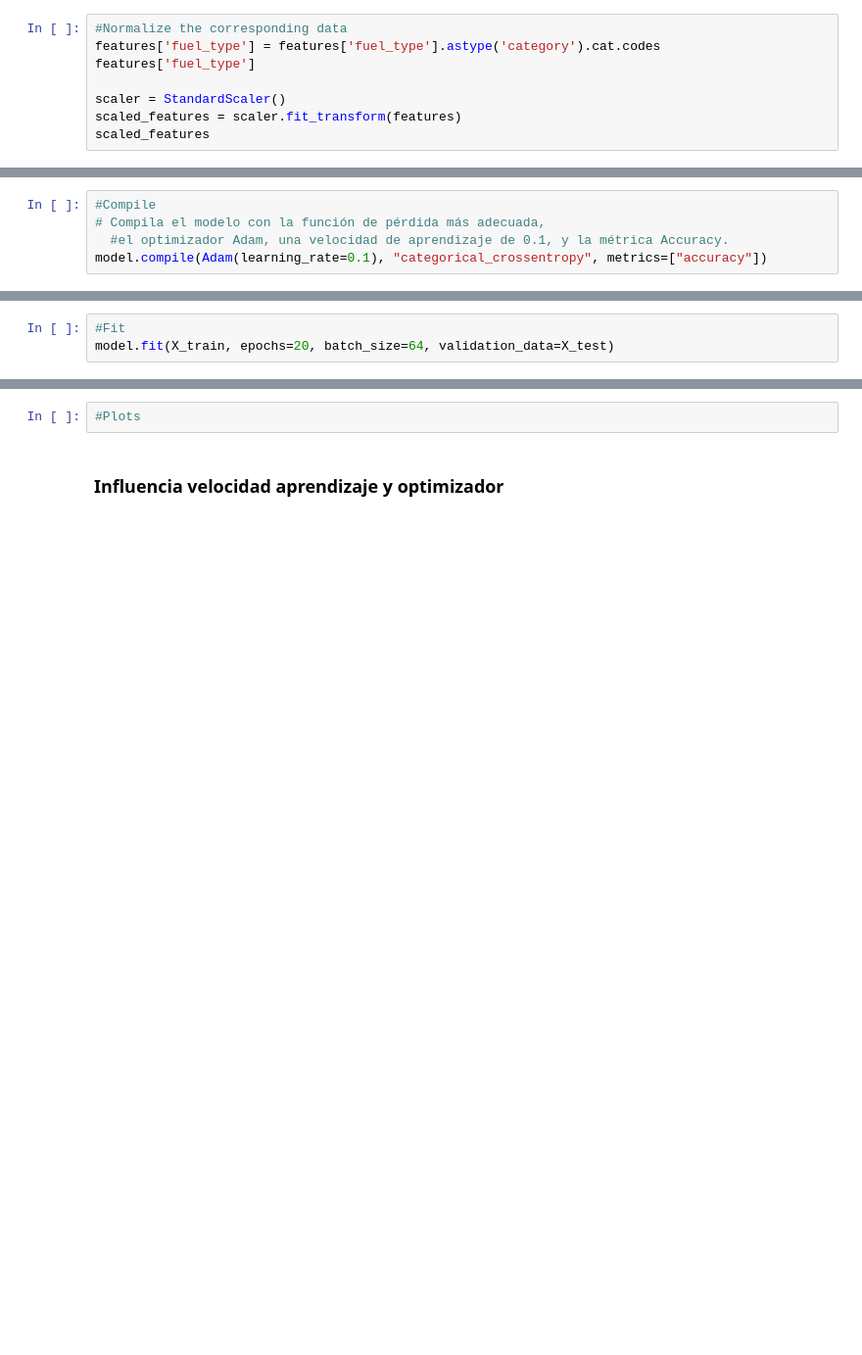
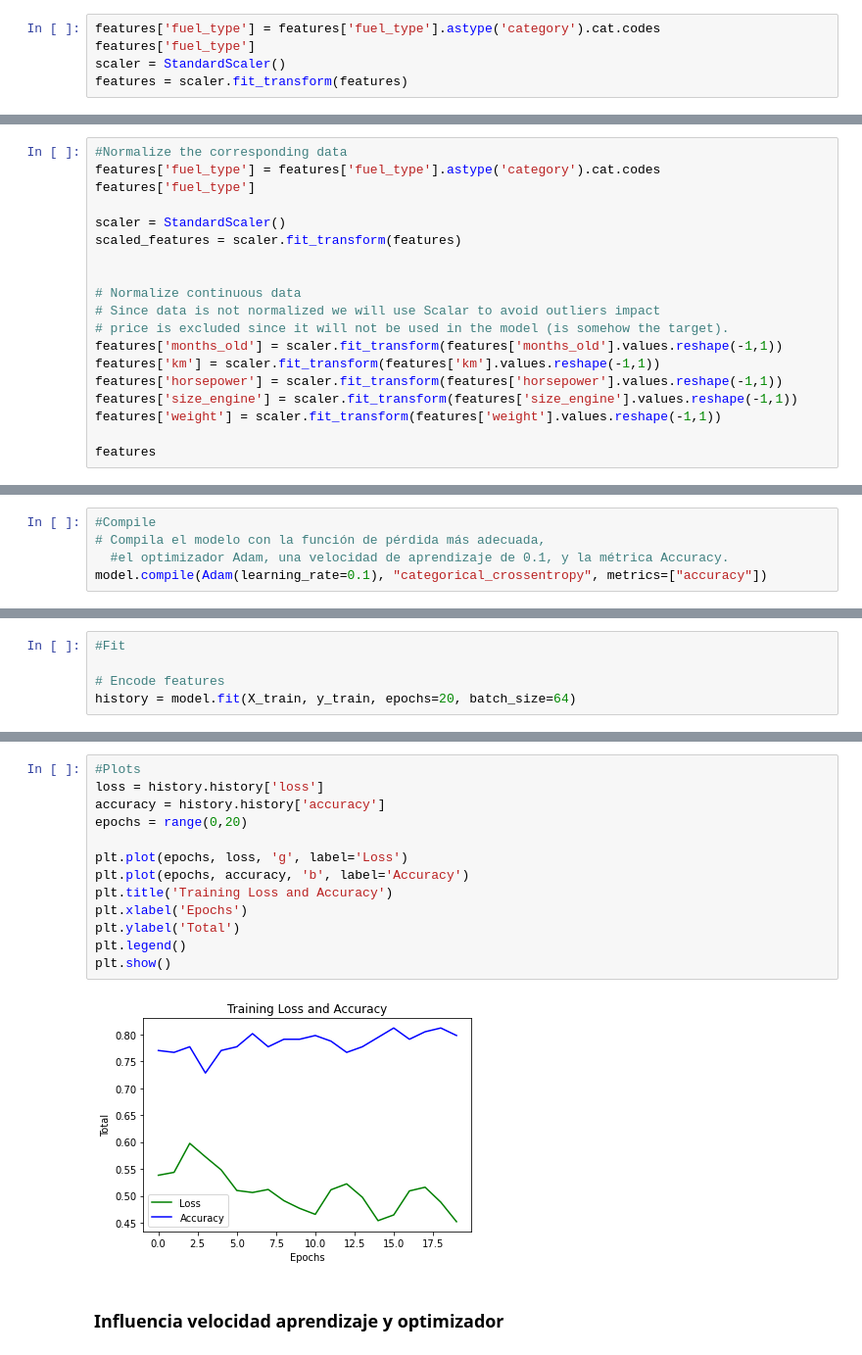
Before and after one commit to mtablado/uoc2022_deeplearning_pec1, a Jupyter notebook: 20212_M2_875_PEC1_Enunciado.ipynb, the cells around one changed output, grey strips where cells are left out. Shown: that part at 98% size. Saved outputs shown, nothing was run; the diff lists cells and outputs as text; blank space fills up the shorter version.

```diff
--- a/20212_M2_875_PEC1_Enunciado.ipynb
+++ b/20212_M2_875_PEC1_Enunciado.ipynb
@@ -241,10 +240,7 @@ df.describe
 features = df.drop(columns = ['quality', 'price'])
 labels = df['quality']
 # %%
-#Normalize the corresponding data
 features['fuel_type'] = features['fuel_type'].astype('category').cat.codes
 features['fuel_type']
-
 scaler = StandardScaler()
-scaled_features = scaler.fit_transform(features)
-scaled_features
+features = scaler.fit_transform(features)
@@ -264,0 +247,19 @@ array([[ 0.91525566,  0.77242262,  0.3591837 , ...,  0.17461144,
+# %%
+#Normalize the corresponding data
+features['fuel_type'] = features['fuel_type'].astype('category').cat.codes
+features['fuel_type']
+
+scaler = StandardScaler()
+scaled_features = scaler.fit_transform(features)
+
+
+# Normalize continuous data
+# Since data is not normalized we will use Scalar to avoid outliers impact
+# price is excluded since it will not be used in the model (is somehow the target).
+features['months_old'] = scaler.fit_transform(features['months_old'].values.reshape(-1,1))
+features['km'] = scaler.fit_transform(features['km'].values.reshape(-1,1))
+features['horsepower'] = scaler.fit_transform(features['horsepower'].values.reshape(-1,1))
+features['size_engine'] = scaler.fit_transform(features['size_engine'].values.reshape(-1,1))
+features['weight'] = scaler.fit_transform(features['weight'].values.reshape(-1,1))
+
+features
@@ -381,4 +390,6 @@ model.compile(Adam(learning_rate=0.1), "categorical_crossentropy", metrics=["acc
 # %%
 #Fit
-model.fit(X_train, epochs=20, batch_size=64, validation_data=X_test)
+
+# Encode features
+history = model.fit(X_train, y_train, epochs=20, batch_size=64)
 # %% [output]
@@ -386,5 +413,18 @@ ValueError: The truth value of an array with more than one element is ambiguous.
-# %%
-#Plots
+# %%
+#Plots
+loss = history.history['loss']
+accuracy = history.history['accuracy']
+epochs = range(0,20)
+
+plt.plot(epochs, loss, 'g', label='Loss')
+plt.plot(epochs, accuracy, 'b', label='Accuracy')
+plt.title('Training Loss and Accuracy')
+plt.xlabel('Epochs')
+plt.ylabel('Total')
+plt.legend()
+plt.show()
+# %% [output]
+[figure, added]
 # %% [markdown]
 ### Influencia velocidad aprendizaje y optimizador
 # %% [markdown]
```
Also changed, not shown: parts of 15 cells of this notebook.
